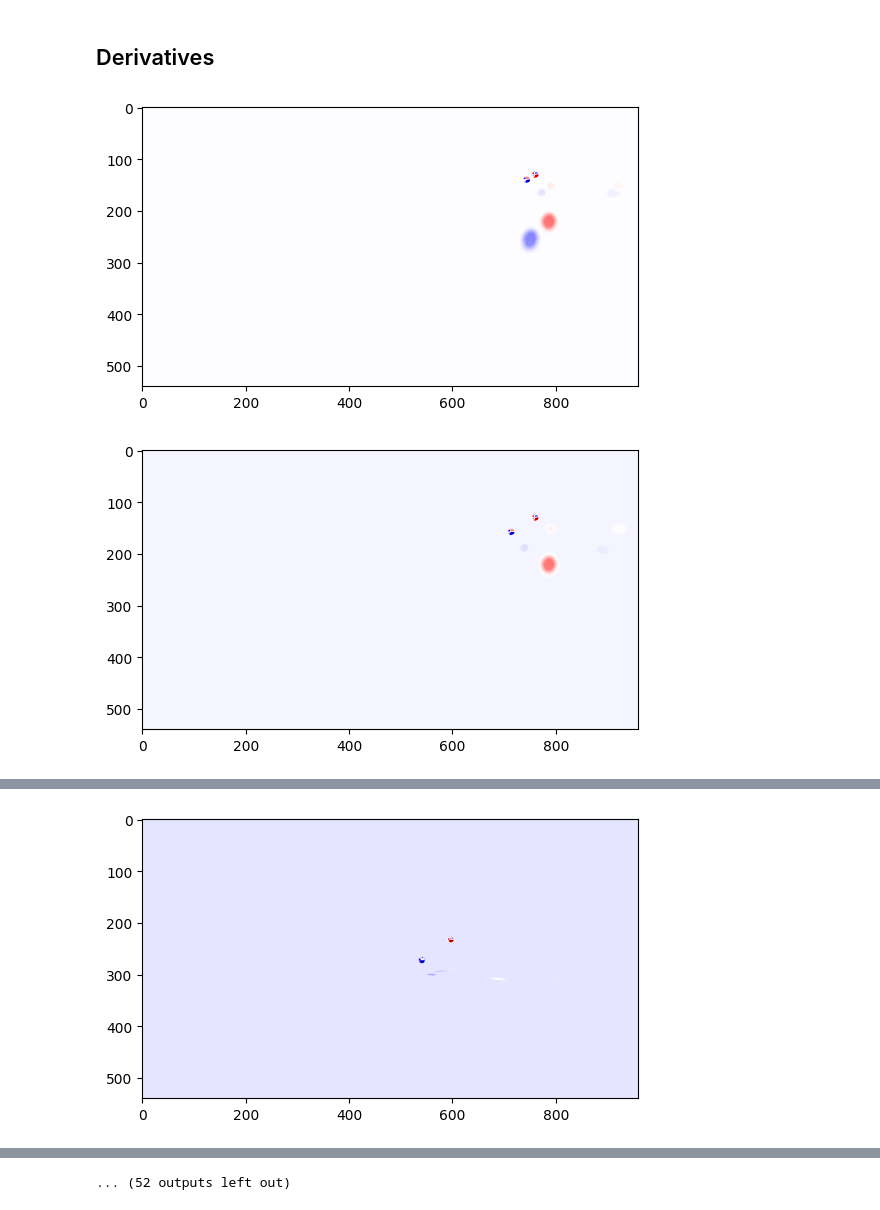
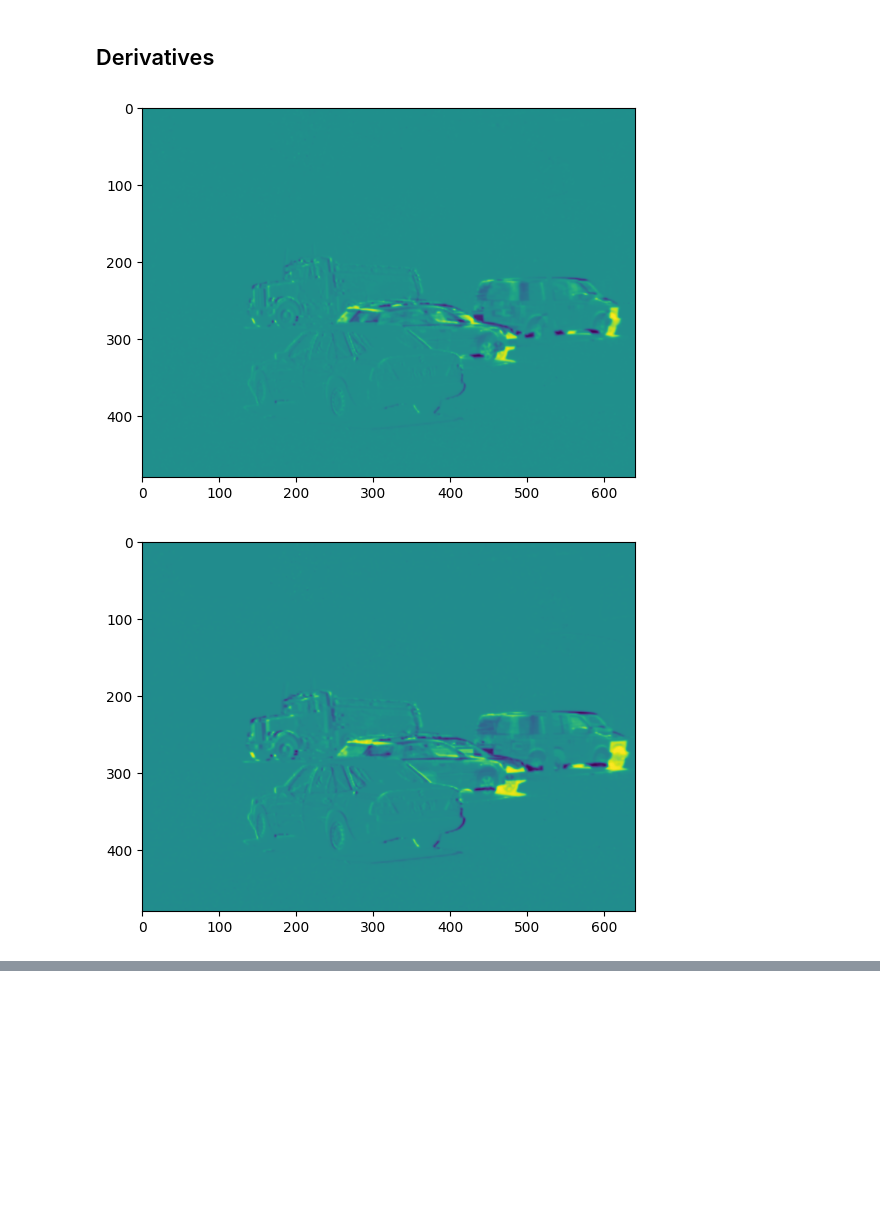
Before and after one commit to sivaturi68/cs482-final-proj, a Jupyter notebook: src.ipynb, the cells around one changed output, grey strips where cells are left out. Saved outputs shown, nothing was run; the diff lists cells and outputs as text; code cells hidden in the pictures; blank space fills up the shorter version.

Commit message:
3D derivatives, new data set, feature detection, flow field calculation

```diff
--- a/src.ipynb
+++ b/src.ipynb
@@ -87,18 +87,3 @@ def load_image_sequence(folder: str) -> np.ndarray:
     return video
 # %% [markdown]
 ## Derivatives
-# %%
-convolve = lambda img, flt: scipy.signal.convolve(img, flt, mode='same', method='auto')
-
-def horiz_deriv(img: np.ndarray):
-    sobel_x = np.outer([1, 2, 1], [-1, 0, 1])
-
-    return convolve(img, sobel_x)
-
-def vert_deriv(img: np.ndarray):
-    sobel_y = np.outer([-1, 0, 1], [1, 2, 1])
-
-    return convolve(img, sobel_y)
-
-def time_deriv(video: np.ndarray):
-    return np.gradient(video, axis=0)
@@ -105,14 +137,17 @@ def time_deriv(video: np.ndarray):
 # %%
-folder = './blender_tests/throw1/color/'
+folder = './other_tests/dumptruck/'
+# folder = './blender_tests/throw1/mist/'
 
 video = load_image_sequence(folder)
 frame_width, frame_height, num_frames, frame_rate = parse_meta(folder)
 
+I_x = horiz_deriv(video)
+I_y = vert_deriv(video)
 I_t = time_deriv(video)
 
-for I_t_i in time_deriv(video):
+for deriv in I_t:
     plt.figure()
-    plt.imshow(I_t_i, cmap='seismic')
+    plt.imshow(deriv)
 # %% [output]
-[figure, old version]
+[figure, new version]
-[figure, old version]
+[figure, new version]
@@ -125 +159,0 @@ for I_t_i in time_deriv(video):
-[figure, removed]
@@ -129 +159,0 @@ for I_t_i in time_deriv(video):
-... (52 outputs left out)
```
Also changed, not shown: parts of 7 cells of this notebook, 9 other files.
